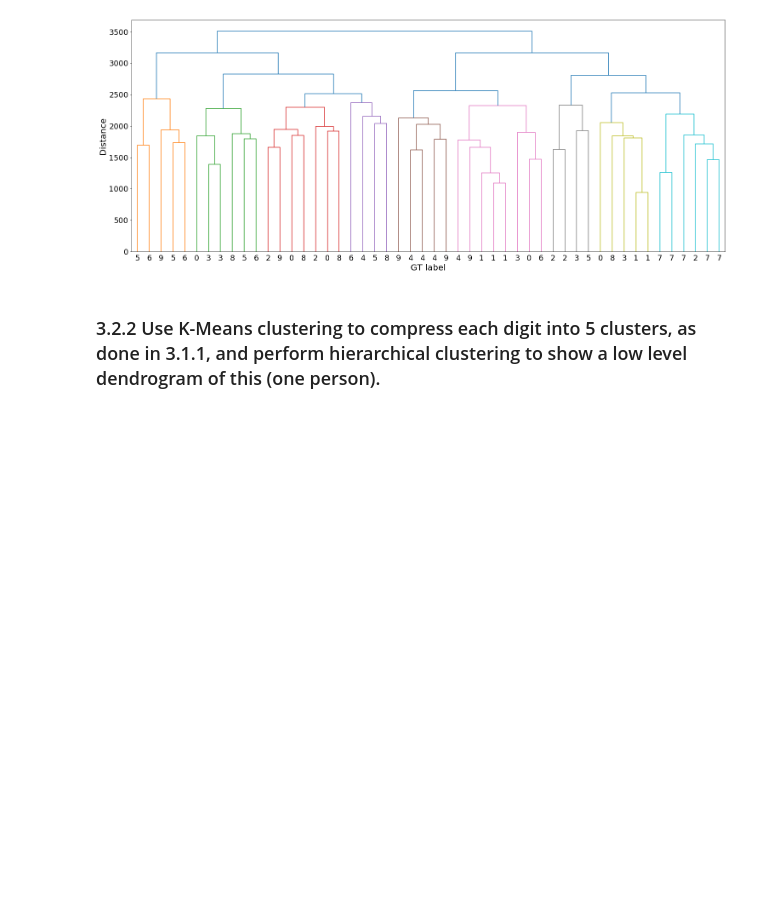
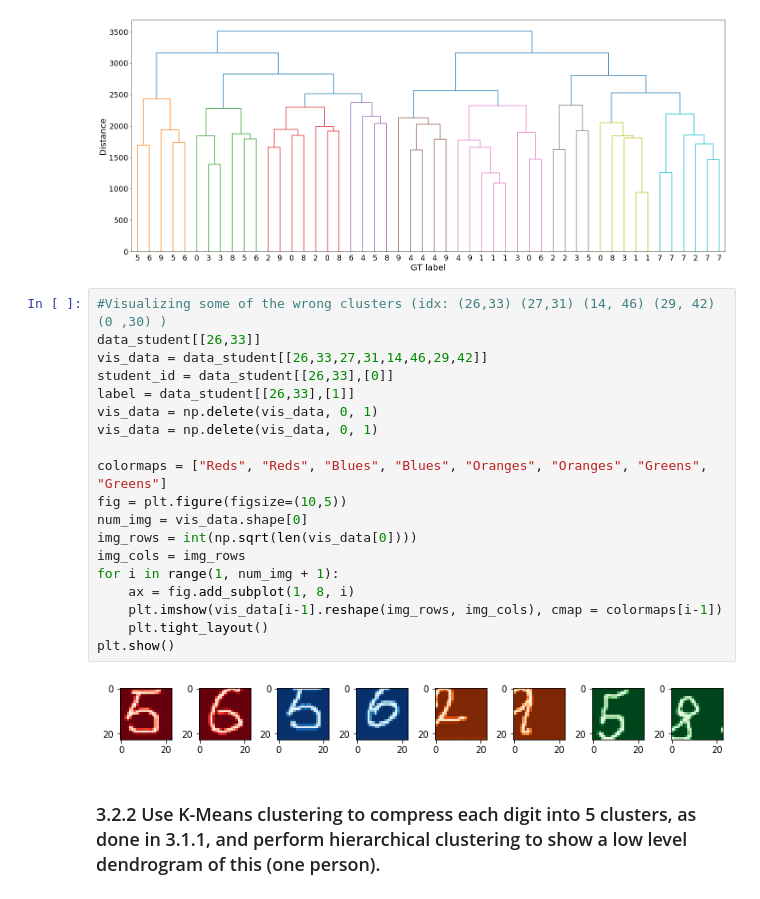
Before and after one commit to vmstavens/sm_pca, a Jupyter notebook: clustering/ex2.ipynb, the cells around one changed output. Cells and saved outputs as stored; diff of their text form; blank space fills up the shorter version.

```diff
--- a/clustering/ex2.ipynb
+++ b/clustering/ex2.ipynb
@@ -91,5 +94,26 @@ dendrogram(Z, leaf_rotation=0., leaf_font_size=18., color_threshold=max(Z[:,2])*
 plt.show()
 # %% [output]
 [figure]
+# %%
+#Visualizing some of the wrong clusters (idx: (26,33) (27,31) (14, 46) (29, 42) (0 ,30) )
+data_student[[26,33]]
+vis_data = data_student[[26,33,27,31,14,46,29,42]]
+student_id = data_student[[26,33],[0]]
+label = data_student[[26,33],[1]]
+vis_data = np.delete(vis_data, 0, 1)
+vis_data = np.delete(vis_data, 0, 1)
+
+colormaps = ["Reds", "Reds", "Blues", "Blues", "Oranges", "Oranges", "Greens", "Greens"]
+fig = plt.figure(figsize=(10,5))
+num_img = vis_data.shape[0]
+img_rows = int(np.sqrt(len(vis_data[0])))
+img_cols = img_rows
+for i in range(1, num_img + 1):
+    ax = fig.add_subplot(1, 8, i)
+    plt.imshow(vis_data[i-1].reshape(img_rows, img_cols), cmap = colormaps[i-1])
+    plt.tight_layout()
+plt.show()
+# %% [output]
+[figure, added]
 # %% [markdown]
 ### 3.2.2 Use K-Means clustering to compress each digit into 5 clusters, as done in 3.1.1, and perform hierarchical clustering to show a low level dendrogram of this (one person).
```
Also changed, not shown: parts of 2 cells of this notebook, 3 other files.
